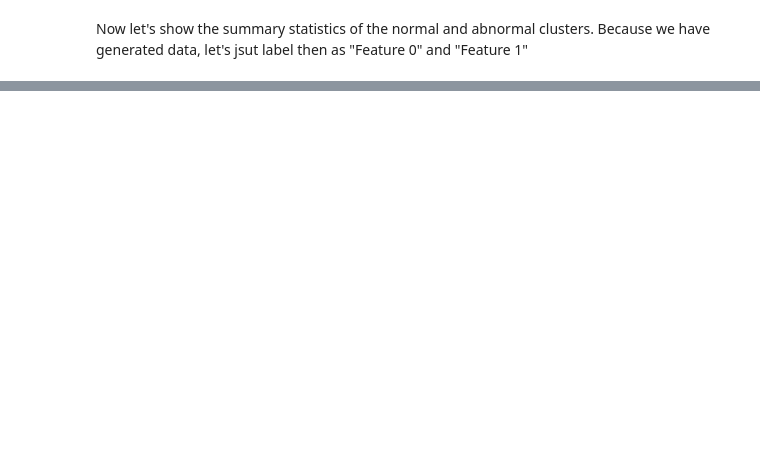
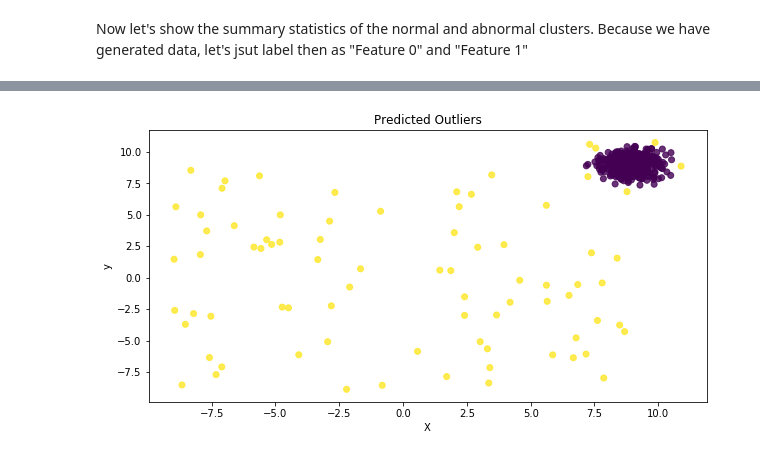
Before and after one commit to Alcoyle/Anomaly-Detection, a Jupyter notebook: The Very Basics.ipynb, the cells around one changed output, grey strips where cells are left out. Saved outputs shown, nothing was run; the diff lists cells and outputs as text; code cells hidden in the pictures; blank space fills up the shorter version.

```diff
--- a/The Very Basics.ipynb
+++ b/The Very Basics.ipynb
@@ -102,0 +227,10 @@ Looking at our test data graph above, we can see the model has ove
+# %%
+df_test.rename(columns={0:'Feature 0', 1:'Feature 1'}, inplace = True)
+plt.figure(figsize=[10,5])
+plt.scatter(df_test['Feature 0'], df_test['Feature 1'], c=df_test['y_by_maximisation_cluster'], alpha=0.8)
+plt.xlabel('X')
+plt.ylabel('y')
+plt.title('Predicted Outliers')
+plt.show()
+# %% [output]
+[figure, added]
```
Also changed, not shown: parts of 49 cells of this notebook.
